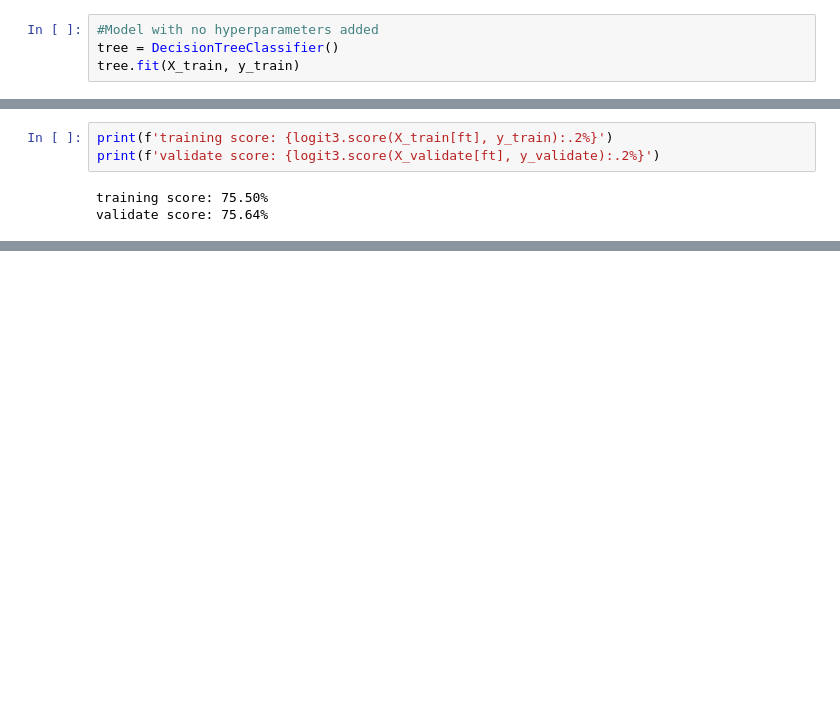
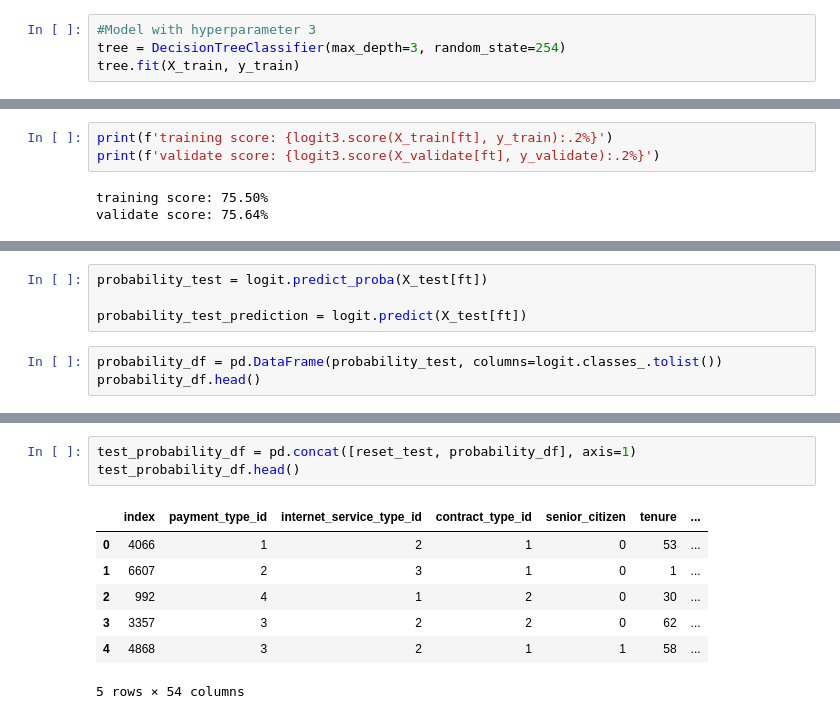
Before and after one commit to LinhQuach13/classification_project, a Jupyter notebook: telco_workbook.ipynb, the cells around one changed output, grey strips where cells are left out. Saved outputs shown, nothing was run; the diff lists cells and outputs as text; blank space fills up the shorter version.

```diff
--- a/telco_workbook.ipynb
+++ b/telco_workbook.ipynb
@@ -930,7 +945,7 @@ Baseline accuracy: 0.7347
 # %% [markdown]
 *Model 1*
 # %%
-#Model with no hyperparameters added
-tree = DecisionTreeClassifier()
+#Model with hyperparameter 3
+tree = DecisionTreeClassifier(max_depth=3, random_state=254)
 tree.fit(X_train, y_train)
 # %% [output]
@@ -1057,0 +1089,7 @@ validate score: 75.64%
+# %%
+probability_test = logit.predict_proba(X_test[ft])
+
+probability_test_prediction = logit.predict(X_test[ft])
+# %%
+probability_df = pd.DataFrame(probability_test, columns=logit.classes_.tolist())
+probability_df.head()
@@ -1057,0 +1114,11 @@ validate score: 75.64%
+# %%
+test_probability_df = pd.concat([reset_test, probability_df], axis=1)
+test_probability_df.head()
+# %% [output]
+|  | index | payment_type_id | internet_service_type_id | contract_type_id | senior_citizen | tenure | ... |
+| 0 | 4066 | 1 | 2 | 1 | 0 | 53 | ... |
+| 1 | 6607 | 2 | 3 | 1 | 0 | 1 | ... |
+| 2 | 992 | 4 | 1 | 2 | 0 | 30 | ... |
+| 3 | 3357 | 3 | 2 | 2 | 0 | 62 | ... |
+| 4 | 4868 | 3 | 2 | 1 | 1 | 58 | ... |
+5 rows × 54 columns
```
Also changed, not shown: parts of 22 cells of this notebook.
